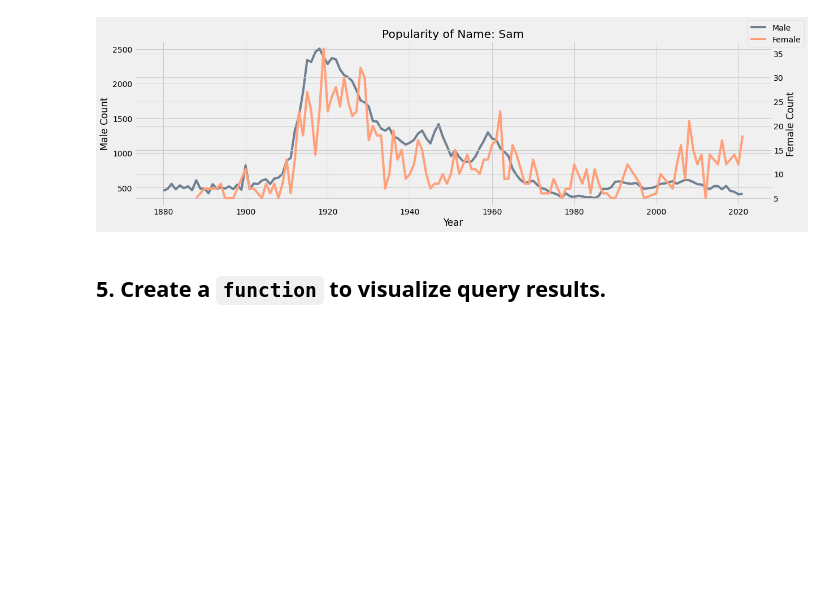
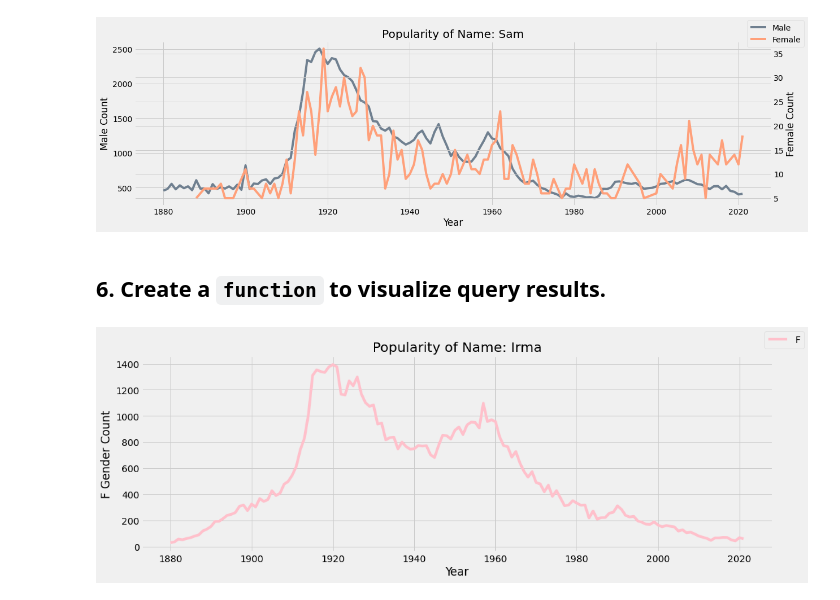
Before and after one commit to benkaan001/pandas_and_beyond, a Jupyter notebook: analyze_data/02_registered_names.ipynb, the cells around one changed output. Cells and saved outputs as stored; diff of their text form; code cells hidden in the pictures; blank space fills up the shorter version.

Commit message:
add plot name popularity function

```diff
--- a/analyze_data/02_registered_names.ipynb
+++ b/analyze_data/02_registered_names.ipynb
@@ -271,4 +271,51 @@ plt.show()
 # %% [output]
 [figure]
 # %% [markdown]
-## 5. Create a `function` to visualize query results.
+## 6. Create a `function` to visualize query results.
+# %%
+def plot_name_popularity(df, name, sex=['M', 'F']):
+
+    fig, ax1 = plt.subplots(figsize=(15, 5))
+
+    df.query('Name == @name and Sex == @sex[0]') \
+        .set_index('Year') \
+        .sort_index() \
+        .plot(figsize=(15,5),
+            ax = ax1,
+            # change the default to pink if only 'F' gender is requested for comparison
+            color = 'pink' if sex[0] == 'F' else 'dodgerblue')
+
+    # set title
+    ax1.set_title(f"Popularity of Name: {name}")
+
+    # set y lable
+    ax1.set_ylabel(f"{sex[0]} Gender Count")
+
+    # remove legend
+    ax1.legend().remove()
+
+    # create a subplot if both gender are passed for the sex arg
+    if len(sex) == 2:
+        ax2 = ax1.twinx()
+
+        df.query('Name == @name and Sex == @sex[1]') \
+            .set_index('Year') \
+            .sort_index() \
+            .plot(figsize=(15, 5),
+                ax = ax2,
+                color = 'pink')
+
+        # remove legend from ax2
+        ax2.legend().remove()
+
+        # set y lable
+        ax2.set_ylabel(f'{sex[1]} Gender Count')
+
+    # set figure legend
+    fig.legend(sex)
+
+    return plt.show()
+
+plot_name_popularity(df, 'Irma', sex=['F'])
+# %% [output]
+[figure, added]
```
Also changed, not shown: parts of 6 cells of this notebook.
